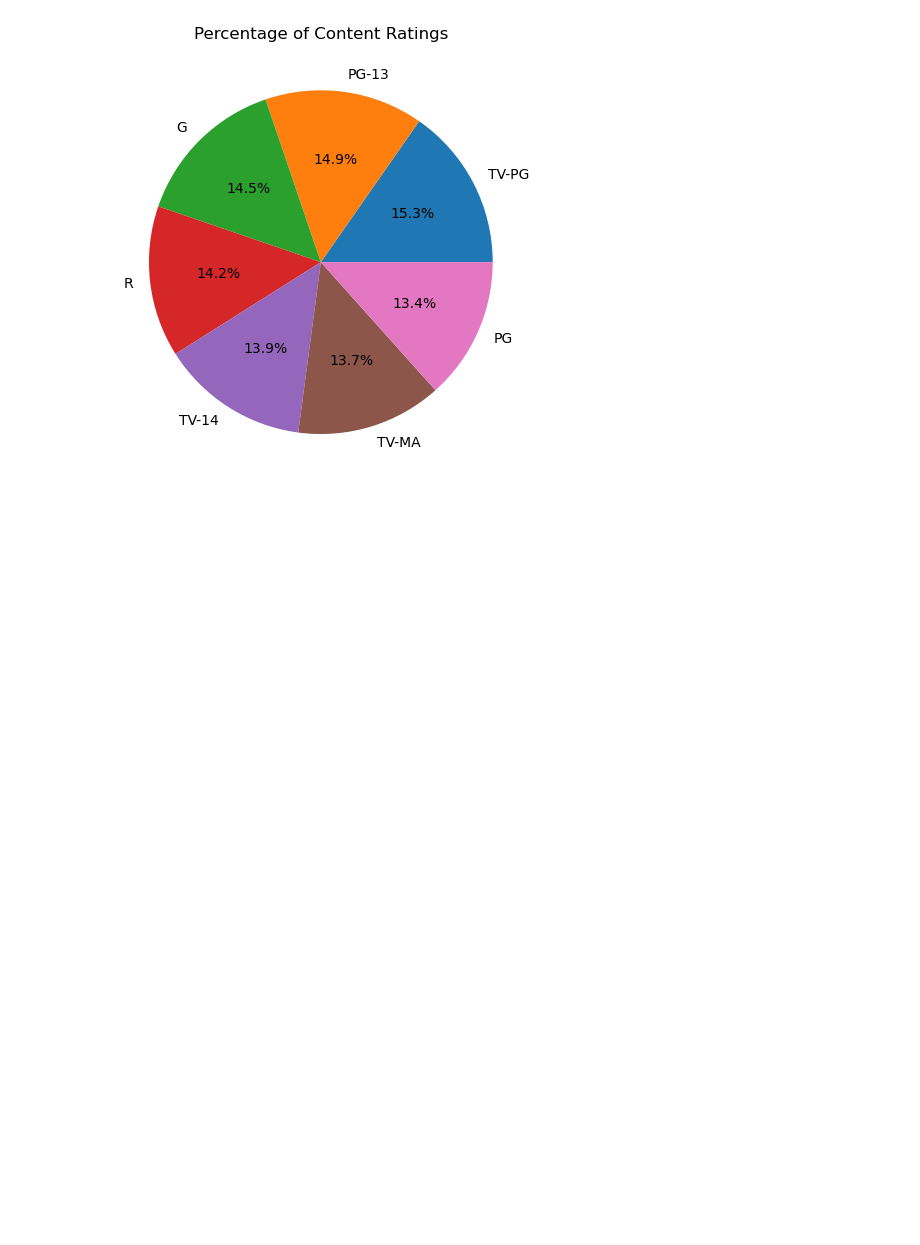
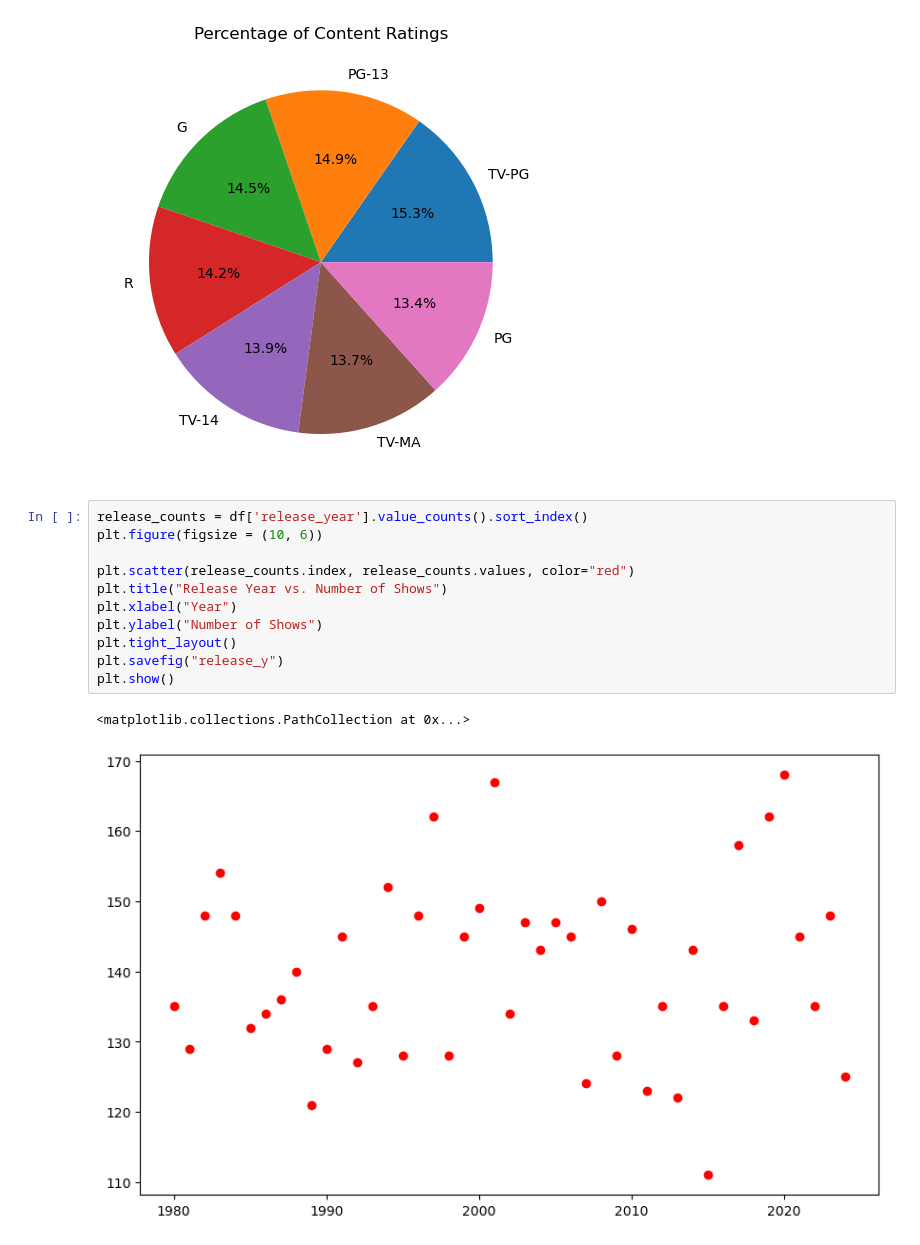
Before and after one commit to MohammedGousemohiyuddinYekkaluru/prime-ai-ml-learning-journey, a Jupyter notebook: Projects/Netflix Data Visualization/netflix_data.ipynb, the cells around one changed output. Saved outputs shown, nothing was run; the diff lists cells and outputs as text; blank space fills up the shorter version.

Commit message:
Add release year scatter plot

```diff
--- a/Projects/Netflix Data Visualization/netflix_data.ipynb
+++ b/Projects/Netflix Data Visualization/netflix_data.ipynb
@@ -58,3 +58,17 @@ plt.show()
 # %% [output]
 <function matplotlib.pyplot.show(close=None, block=None)>
 [figure]
+# %%
+release_counts = df['release_year'].value_counts().sort_index()
+plt.figure(figsize = (10, 6))
+
+plt.scatter(release_counts.index, release_counts.values, color="red")
+plt.title("Release Year vs. Number of Shows")
+plt.xlabel("Year")
+plt.ylabel("Number of Shows")
+plt.tight_layout()
+plt.savefig("release_y")
+plt.show()
+# %% [output]
+<matplotlib.collections.PathCollection at 0x...>
+[figure, added]
```
Also changed, not shown: 1 other file.
